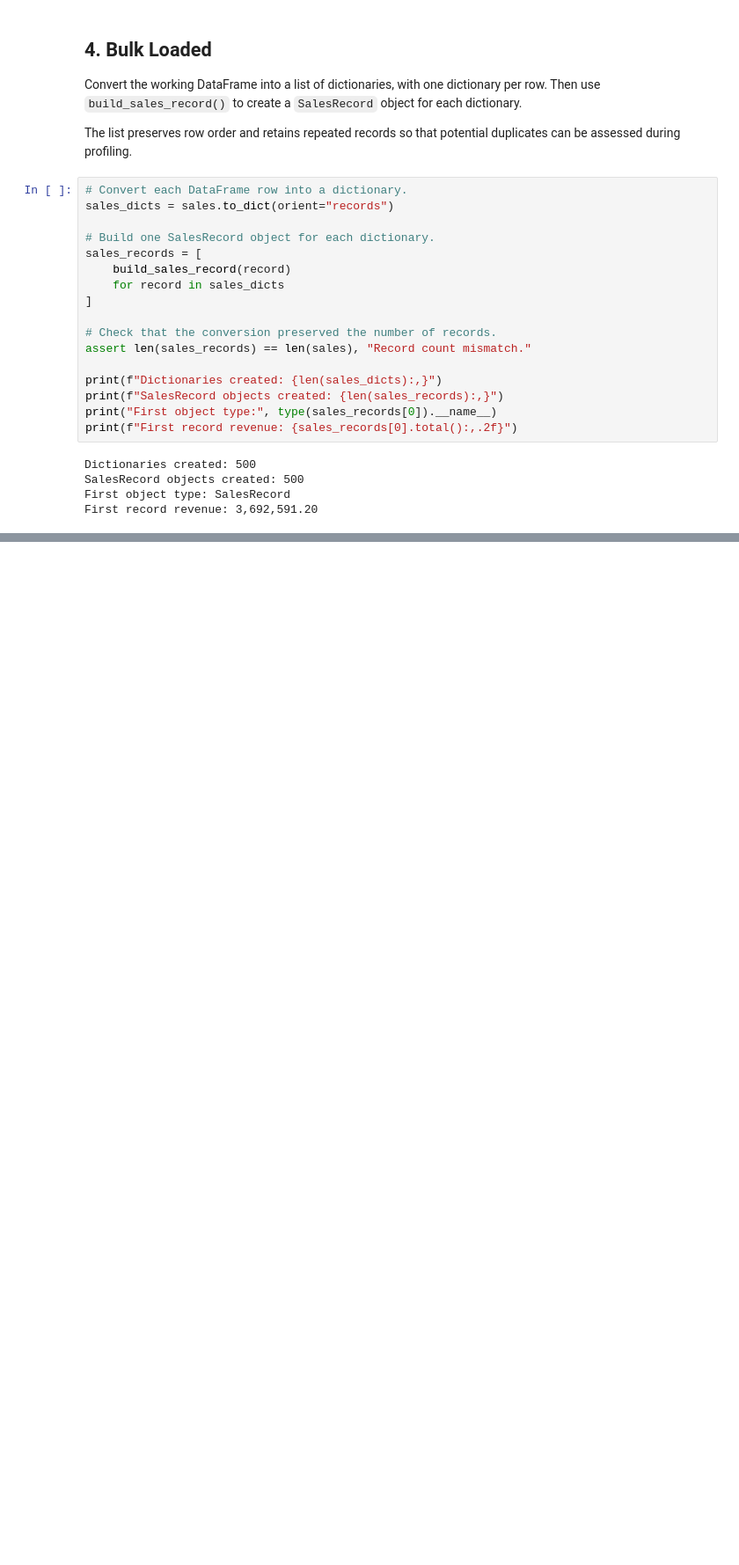
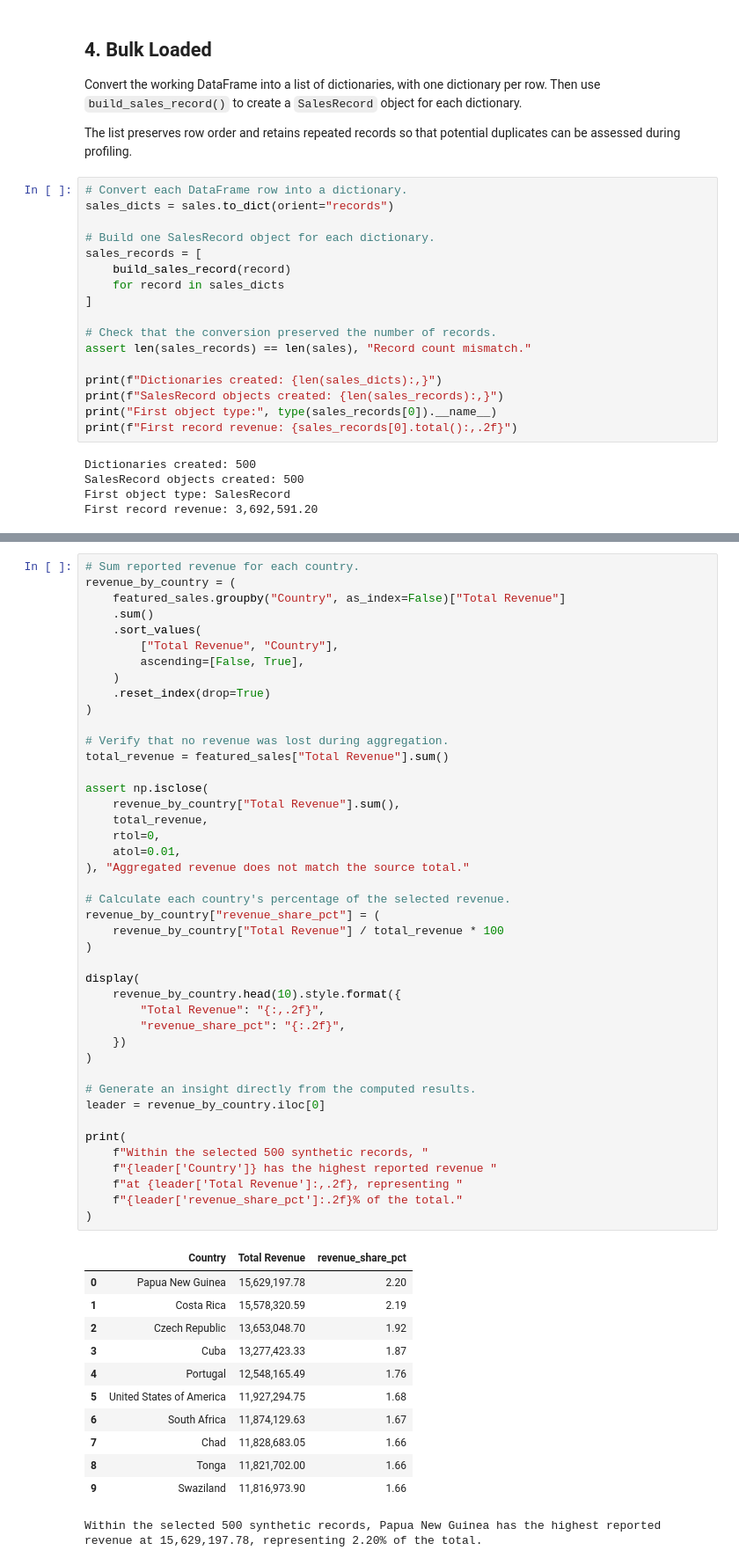
Before and after one commit to antoniosg2025-stack/DataColletion-PreProcessing, a Jupyter notebook: DataCollection_Preprocessing.ipynb, the cells around one changed output, grey strips where cells are left out. Shown at 88% size. Saved outputs shown, nothing was run; the diff lists cells and outputs as text; blank space fills up the shorter version.

```diff
--- a/DataCollection_Preprocessing.ipynb
+++ b/DataCollection_Preprocessing.ipynb
@@ -173,0 +475,56 @@ First record revenue: 3,692,591.20
+# %%
+# Sum reported revenue for each country.
+revenue_by_country = (
+    featured_sales.groupby("Country", as_index=False)["Total Revenue"]
+    .sum()
+    .sort_values(
+        ["Total Revenue", "Country"],
+        ascending=[False, True],
+    )
+    .reset_index(drop=True)
+)
+
+# Verify that no revenue was lost during aggregation.
+total_revenue = featured_sales["Total Revenue"].sum()
+
+assert np.isclose(
+    revenue_by_country["Total Revenue"].sum(),
+    total_revenue,
+    rtol=0,
+    atol=0.01,
+), "Aggregated revenue does not match the source total."
+
+# Calculate each country's percentage of the selected revenue.
+revenue_by_country["revenue_share_pct"] = (
+    revenue_by_country["Total Revenue"] / total_revenue * 100
+)
+
+display(
+    revenue_by_country.head(10).style.format({
+        "Total Revenue": "{:,.2f}",
+        "revenue_share_pct": "{:.2f}",
+    })
+)
+
+# Generate an insight directly from the computed results.
+leader = revenue_by_country.iloc[0]
+
+print(
+    f"Within the selected 500 synthetic records, "
+    f"{leader['Country']} has the highest reported revenue "
+    f"at {leader['Total Revenue']:,.2f}, representing "
+    f"{leader['revenue_share_pct']:.2f}% of the total."
+)
+# %% [output]
+|  | Country | Total Revenue | revenue_share_pct |
+| 0 | Papua New Guinea | 15,629,197.78 | 2.20 |
+| 1 | Costa Rica | 15,578,320.59 | 2.19 |
+| 2 | Czech Republic | 13,653,048.70 | 1.92 |
+| 3 | Cuba | 13,277,423.33 | 1.87 |
+| 4 | Portugal | 12,548,165.49 | 1.76 |
+| 5 | United States of America | 11,927,294.75 | 1.68 |
+| 6 | South Africa | 11,874,129.63 | 1.67 |
+| 7 | Chad | 11,828,683.05 | 1.66 |
+| 8 | Tonga | 11,821,702.00 | 1.66 |
+| 9 | Swaziland | 11,816,973.90 | 1.66 |
+Within the selected 500 synthetic records, Papua New Guinea has the highest reported revenue at 15,629,197.78, representing 2.20% of the total.
```
Also changed, not shown: parts of 16 cells of this notebook, 3 other files.
